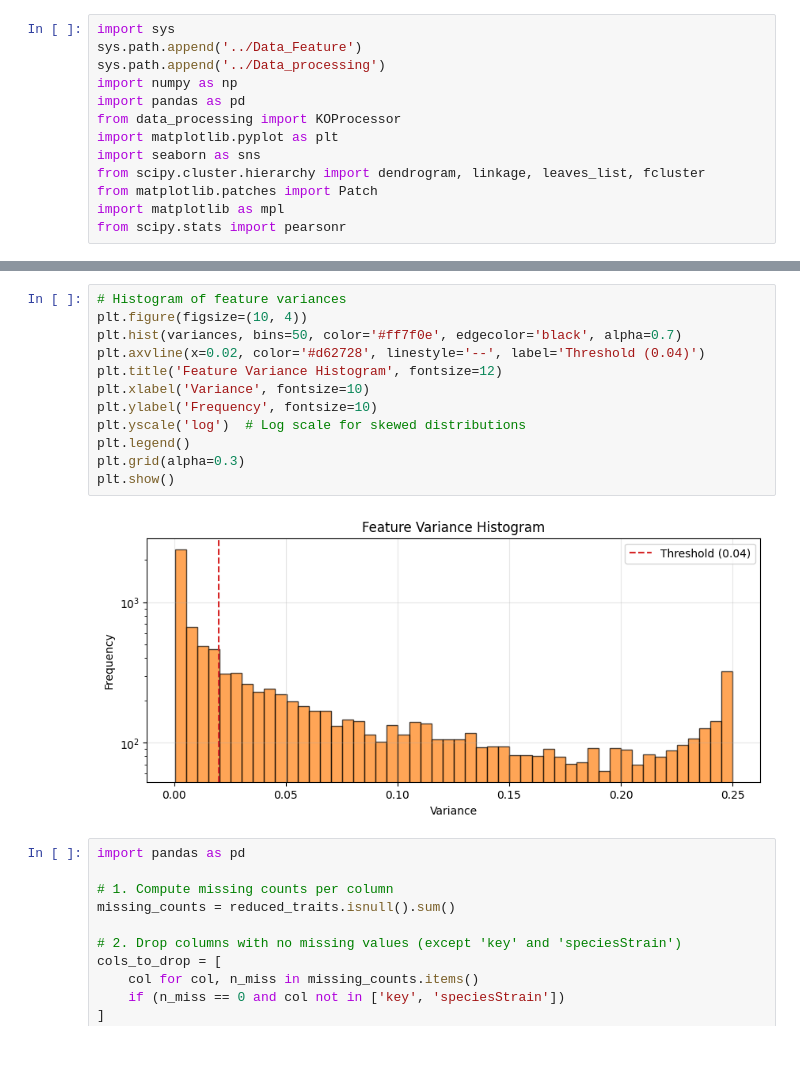
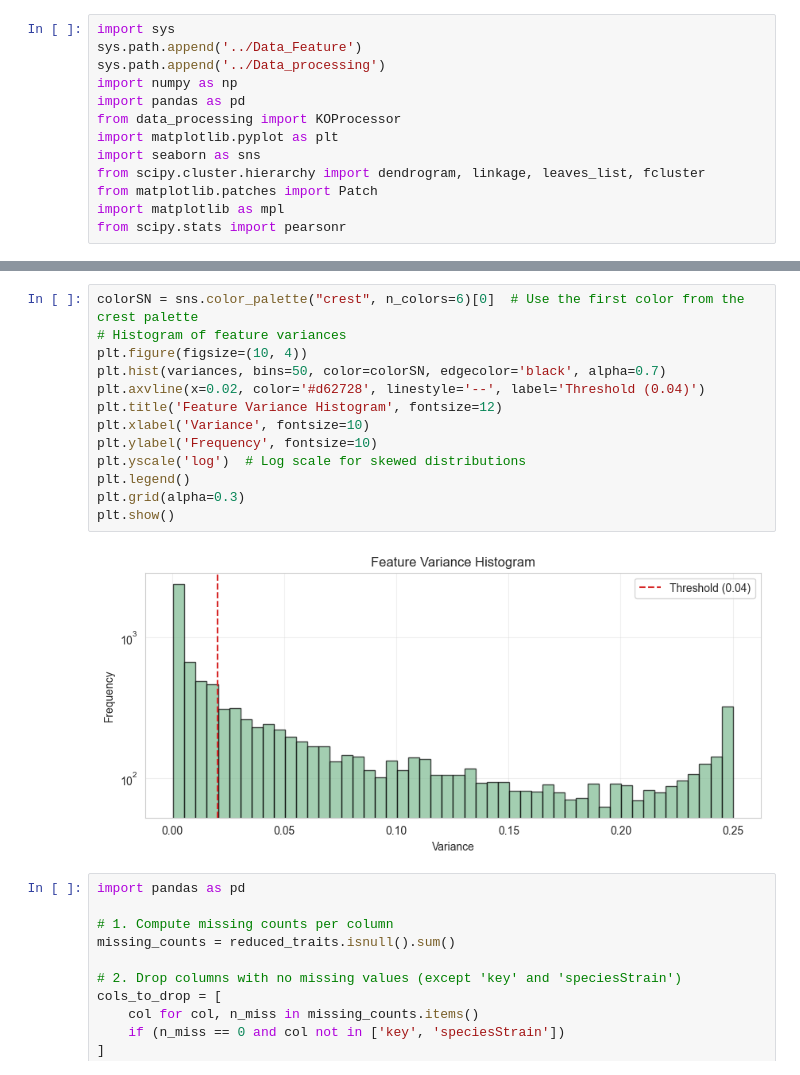
Before and after one commit to Ellaermeg/Eliah-Masters, a Jupyter notebook: Data_processing/Data_analysis.ipynb, the cells around one changed output, grey strips where cells are left out. Cells and saved outputs as stored; diff of their text form.

```diff
--- a/Data_processing/Data_analysis.ipynb
+++ b/Data_processing/Data_analysis.ipynb
@@ -148,17 +152,18 @@ plt.show()
 # %%
+colorSN = sns.color_palette("crest", n_colors=6)[0]  # Use the first color from the crest palette
 # Histogram of feature variances
 plt.figure(figsize=(10, 4))
-plt.hist(variances, bins=50, color='#ff7f0e', edgecolor='black', alpha=0.7)
+plt.hist(variances, bins=50, color=colorSN, edgecolor='black', alpha=0.7)
 plt.axvline(x=0.02, color='#d62728', linestyle='--', label='Threshold (0.04)')
 plt.title('Feature Variance Histogram', fontsize=12)
 plt.xlabel('Variance', fontsize=10)
 plt.ylabel('Frequency', fontsize=10)
 plt.yscale('log')  # Log scale for skewed distributions
 plt.legend()
 plt.grid(alpha=0.3)
 plt.show()
 # %% [output]
-[figure, old version]
+[figure, new version]
 # %%
 import pandas as pd
 
```
Also changed, not shown: parts of 5 cells of this notebook, 5 other files.
